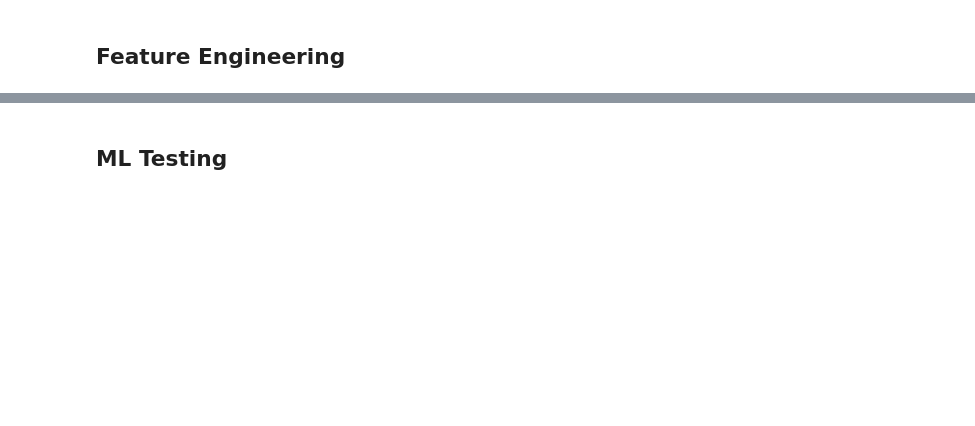
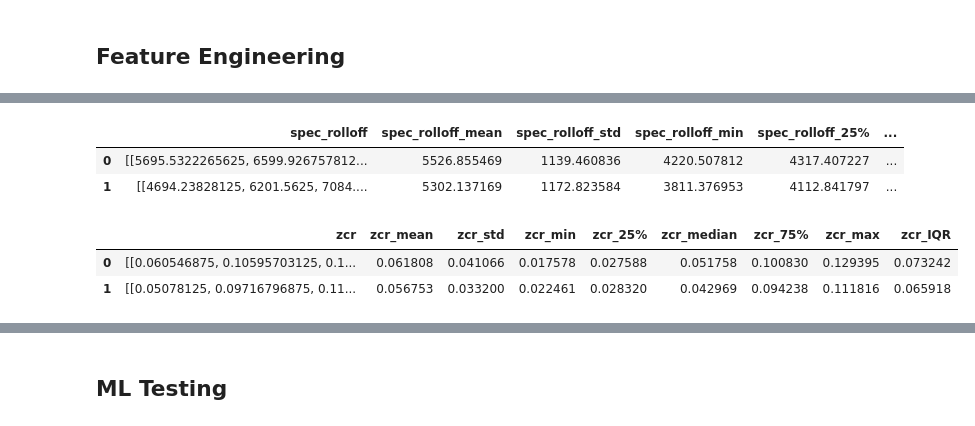
Before and after one commit to LandonTatro/Drum_Classification, a Jupyter notebook: Audio_Files.ipynb, the cells around one changed output, grey strips where cells are left out. Drawn from its saved outputs; the diff is of its cells as text; code cells hidden in the pictures; blank space fills up the shorter version.

```diff
--- a/Audio_Files.ipynb
+++ b/Audio_Files.ipynb
@@ -264,0 +375,40 @@ def calc_zero_cross(y):
+# %%
+df['spec_rolloff'] = df['y_trimmed'].map(calc_spec_rolloff)
+
+x = [get_summary_stats(i) for i in df['spec_rolloff']]
+
+df['spec_rolloff_mean'] = [i[0][0] for i in x]
+df['spec_rolloff_std'] = [i[1][0] for i in x]
+df['spec_rolloff_min'] = [i[2][0] for i in x]
+df['spec_rolloff_25%'] = [i[3][0] for i in x]
+df['spec_rolloff_median'] = [i[4][0] for i in x]
+df['spec_rolloff_75%'] = [i[5][0] for i in x]
+df['spec_rolloff_max'] = [i[6][0] for i in x]
+df['spec_rolloff_IQR'] = abs(df['spec_rolloff_25%'] - df['spec_rolloff_75%'])
+
+filter_col = [col for col in df if col.startswith('spec_roll')]
+df[filter_col].head(2)
+# %% [output]
+|  | spec_rolloff | spec_rolloff_mean | spec_rolloff_std | spec_rolloff_min | spec_rolloff_25% | ... |
+| 0 | [[5695.5322265625, 6599.926757812... | 5526.855469 | 1139.460836 | 4220.507812 | 4317.407227 | ... |
+| 1 | [[4694.23828125, 6201.5625, 7084.... | 5302.137169 | 1172.823584 | 3811.376953 | 4112.841797 | ... |
+# %%
+df['zcr'] = df['y_trimmed'].map(calc_zero_cross)
+
+x = [get_summary_stats(i) for i in df['zcr']]
+
+df['zcr_mean'] = [i[0][0] for i in x]
+df['zcr_std'] = [i[1][0] for i in x]
+df['zcr_min'] = [i[2][0] for i in x]
+df['zcr_25%'] = [i[3][0] for i in x]
+df['zcr_median'] = [i[4][0] for i in x]
+df['zcr_75%'] = [i[5][0] for i in x]
+df['zcr_max'] = [i[6][0] for i in x]
+df['zcr_IQR'] = abs(df['zcr_25%'] - df['zcr_75%'])
+
+filter_col = [col for col in df if col.startswith('zcr')]
+df[filter_col].head(2)
+# %% [output]
+|  | zcr | zcr_mean | zcr_std | zcr_min | zcr_25% | zcr_median | zcr_75% | zcr_max | zcr_IQR |
+| 0 | [[0.060546875, 0.10595703125, 0.1... | 0.061808 | 0.041066 | 0.017578 | 0.027588 | 0.051758 | 0.100830 | 0.129395 | 0.073242 |
+| 1 | [[0.05078125, 0.09716796875, 0.11... | 0.056753 | 0.033200 | 0.022461 | 0.028320 | 0.042969 | 0.094238 | 0.111816 | 0.065918 |
```
Also changed, not shown: parts of 45 cells of this notebook.
